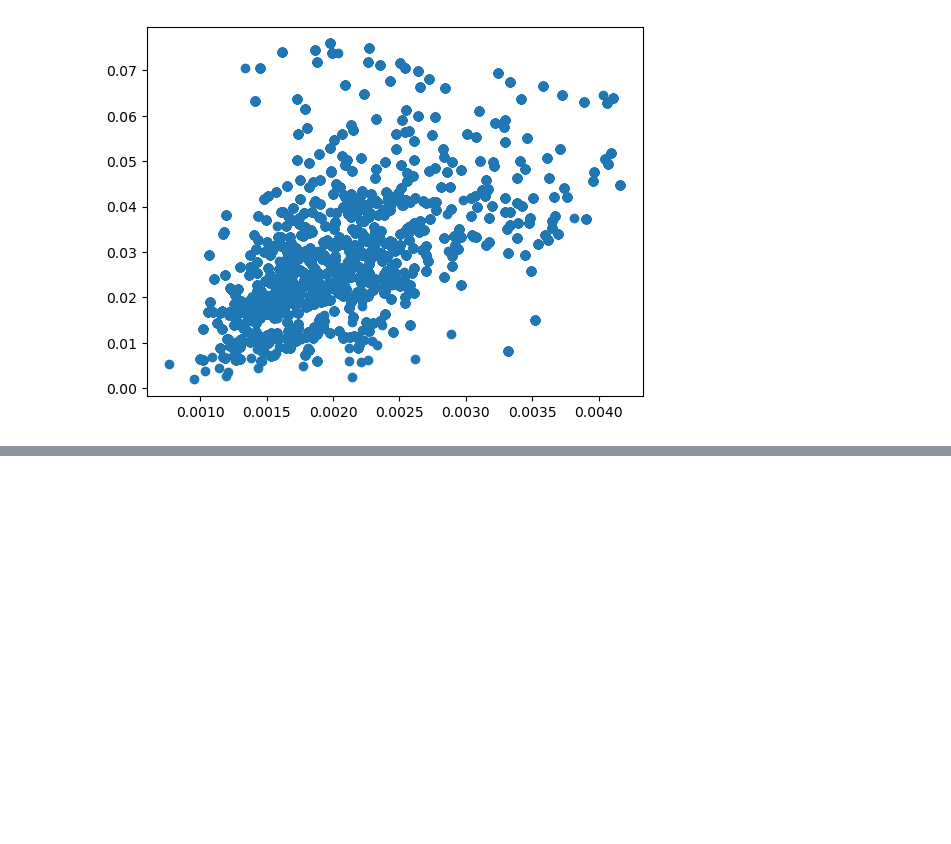
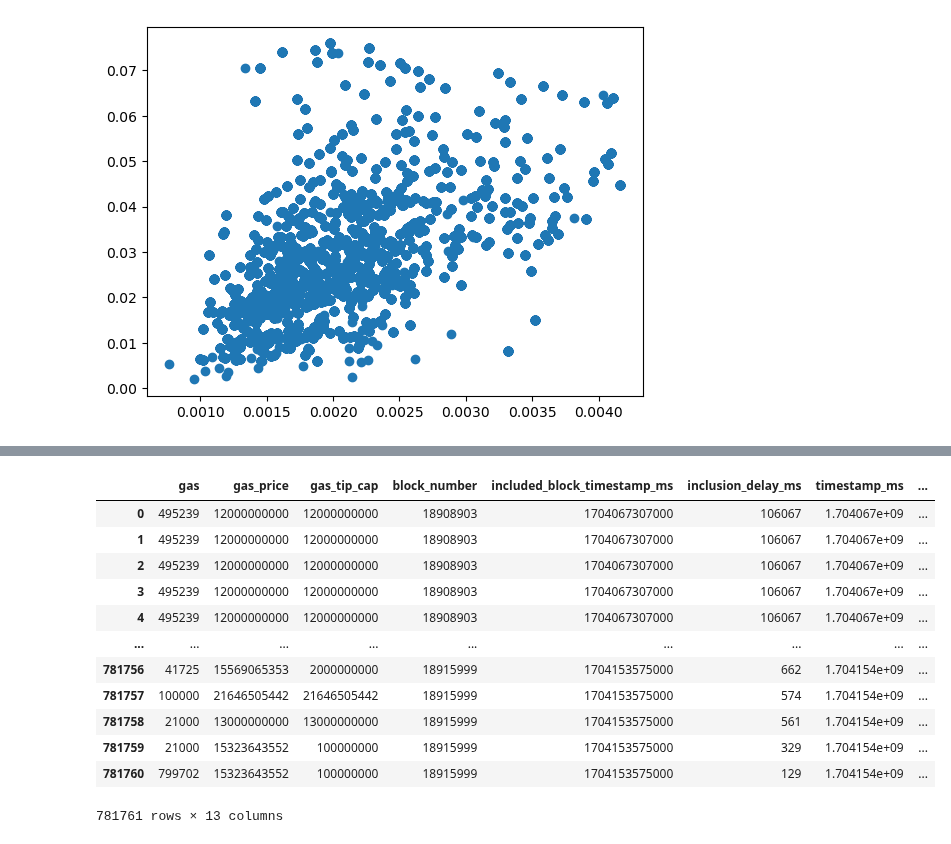
Before and after one commit to Armand-Morin/afp-berkeley-dynamic-fee-defi-amm, a Jupyter notebook: block_analysis.ipynb, the cells around one changed output, grey strips where cells are left out. Saved outputs shown, nothing was run; the diff lists cells and outputs as text; code cells hidden in the pictures; blank space fills up the shorter version.

```diff
--- a/block_analysis.ipynb
+++ b/block_analysis.ipynb
@@ -210,0 +242,20 @@ plt.scatter(agg[f1].values, agg[f2].values)
+# %%
+df[['gas', 'gas_price', 'gas_tip_cap',
+    'block_number', 'included_block_timestamp_ms',
+    'inclusion_delay_ms']].merge(df_uv3[['timestamp_ms', 'gasUsed', 'gasPrice_wei',
+                                         'gasPrice_eth', 'block_number', 'price',
+                                         'tcost_usd', 'time']], on='block_number', how='inner')
+# %% [output]
+|  | gas | gas_price | gas_tip_cap | block_number | included_block_timestamp_ms | inclusion_delay_ms | timestamp_ms | ... |
+| 0 | 495239 | 12000000000 | 12000000000 | 18908903 | 1704067307000 | 106067 | 1.704067e+09 | ... |
+| 1 | 495239 | 12000000000 | 12000000000 | 18908903 | 1704067307000 | 106067 | 1.704067e+09 | ... |
+| 2 | 495239 | 12000000000 | 12000000000 | 18908903 | 1704067307000 | 106067 | 1.704067e+09 | ... |
+| 3 | 495239 | 12000000000 | 12000000000 | 18908903 | 1704067307000 | 106067 | 1.704067e+09 | ... |
+| 4 | 495239 | 12000000000 | 12000000000 | 18908903 | 1704067307000 | 106067 | 1.704067e+09 | ... |
+| ... | ... | ... | ... | ... | ... | ... | ... | ... |
+| 781756 | 41725 | 15569065353 | 2000000000 | 18915999 | 1704153575000 | 662 | 1.704154e+09 | ... |
+| 781757 | 100000 | 21646505442 | 21646505442 | 18915999 | 1704153575000 | 574 | 1.704154e+09 | ... |
+| 781758 | 21000 | 13000000000 | 13000000000 | 18915999 | 1704153575000 | 561 | 1.704154e+09 | ... |
+| 781759 | 21000 | 15323643552 | 100000000 | 18915999 | 1704153575000 | 329 | 1.704154e+09 | ... |
+| 781760 | 799702 | 15323643552 | 100000000 | 18915999 | 1704153575000 | 129 | 1.704154e+09 | ... |
+781761 rows × 13 columns
```
Also changed, not shown: parts of 5 cells of this notebook, 3 other files.
